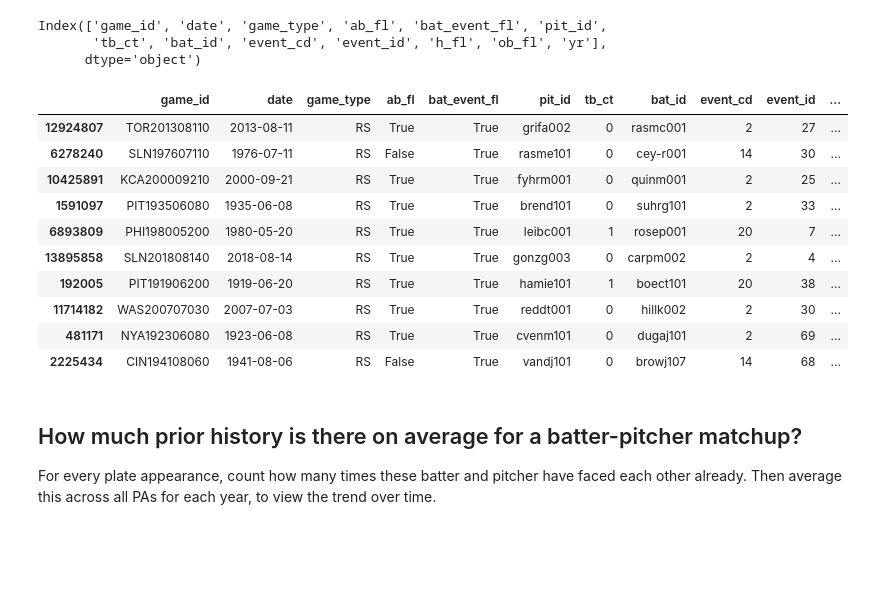
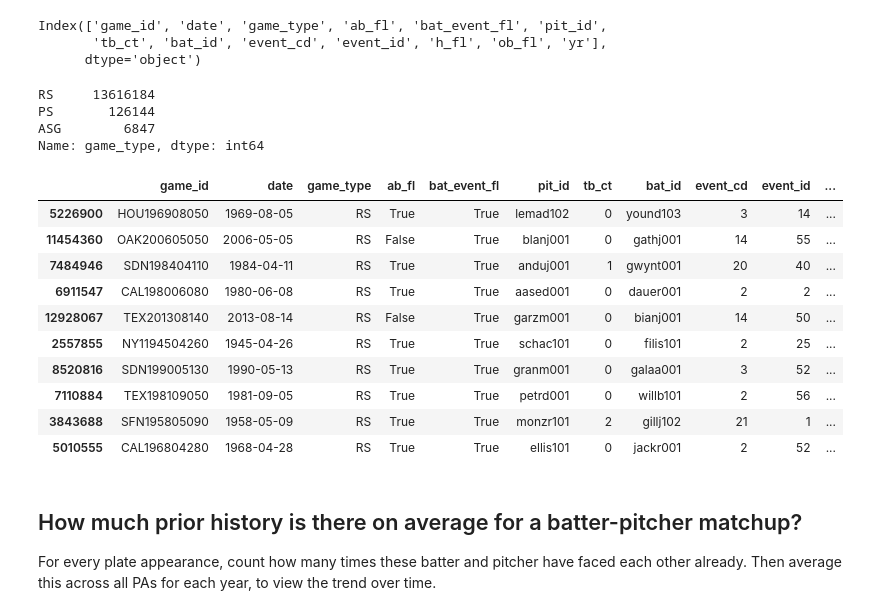
Before and after one commit to sdvinay/baseball_sql, a Jupyter notebook: pandas/batter_pitcher_familiarity_historical.ipynb, the cells around one changed output. Saved outputs shown, nothing was run; the diff lists cells and outputs as text; code cells hidden in the pictures; blank space fills up the shorter version.

```diff
--- a/pandas/batter_pitcher_familiarity_historical.ipynb
+++ b/pandas/batter_pitcher_familiarity_historical.ipynb
@@ -3,26 +4,37 @@ import boxball_loader as bbl
-# %%
-ev = bbl.load_event_data(1800, 3000, ['bat_id', 'pit_id', 'event_id'], True)
-ev.columns
-# %% [output]
-Index(['game_id', 'date', 'game_type', 'ab_fl', 'bat_event_fl', 'pit_id',
-       'tb_ct', 'bat_id', 'event_cd', 'event_id', 'h_fl', 'ob_fl', 'yr'],
-      dtype='object')
+# %%
+# Use all game types for the input data, to measure history between batters and pitchers
+# Narrow to RS/PS/whatever when looking at trends over time
+ev = bbl.load_event_data(1800, 3000, ['bat_id', 'pit_id', 'event_id'], True, game_types=bbl.GameType.ALL).sort_values(['bat_id', 'pit_id', 'date', 'event_id'])
+ev.columns
+# %% [output]
+Index(['game_id', 'date', 'game_type', 'ab_fl', 'bat_event_fl', 'pit_id',
+       'tb_ct', 'bat_id', 'event_cd', 'event_id', 'h_fl', 'ob_fl', 'yr'],
+      dtype='object')
+# %%
+ev['game_type'].value_counts()
+# %% [output]
+RS     13616184
+PS       126144
+ASG        6847
+Name: game_type, dtype: int64
 # %%
-ev['matchup_ct'] = ev.sort_values(['bat_id', 'pit_id', 'date', 'event_id']).groupby(['bat_id', 'pit_id']).cumcount()
-ev['first_matchup'] = (ev['matchup_ct']==0)
+ev['matchup_ct_career'] = ev.groupby(['bat_id', 'pit_id']).cumcount()
+ev['matchup_ct_season'] = ev.groupby(['bat_id', 'pit_id', 'yr']).cumcount()
+ev['matchup_ct_game'] = ev.groupby(['bat_id', 'pit_id', 'game_id']).cumcount()
+ev['first_matchup'] = (ev['matchup_ct_career']==0)
 ev.sample(10)
 # %% [output]
 |  | game_id | date | game_type | ab_fl | bat_event_fl | pit_id | tb_ct | bat_id | event_cd | event_id | ... |
-| 12924807 | TOR201308110 | 2013-08-11 | RS | True | True | grifa002 | 0 | rasmc001 | 2 | 27 | ... |
-| 6278240 | SLN197607110 | 1976-07-11 | RS | False | True | rasme101 | 0 | cey-r001 | 14 | 30 | ... |
-| 10425891 | KCA200009210 | 2000-09-21 | RS | True | True | fyhrm001 | 0 | quinm001 | 2 | 25 | ... |
-| 1591097 | PIT193506080 | 1935-06-08 | RS | True | True | brend101 | 0 | suhrg101 | 2 | 33 | ... |
-| 6893809 | PHI198005200 | 1980-05-20 | RS | True | True | leibc001 | 1 | rosep001 | 20 | 7 | ... |
-| 13895858 | SLN201808140 | 2018-08-14 | RS | True | True | gonzg003 | 0 | carpm002 | 2 | 4 | ... |
-| 192005 | PIT191906200 | 1919-06-20 | RS | True | True | hamie101 | 1 | boect101 | 20 | 38 | ... |
-| 11714182 | WAS200707030 | 2007-07-03 | RS | True | True | reddt001 | 0 | hillk002 | 2 | 30 | ... |
-| 481171 | NYA192306080 | 1923-06-08 | RS | True | True | cvenm101 | 0 | dugaj101 | 2 | 69 | ... |
-| 2225434 | CIN194108060 | 1941-08-06 | RS | False | True | vandj101 | 0 | browj107 | 14 | 68 | ... |
+| 5226900 | HOU196908050 | 1969-08-05 | RS | True | True | lemad102 | 0 | yound103 | 3 | 14 | ... |
+| 11454360 | OAK200605050 | 2006-05-05 | RS | False | True | blanj001 | 0 | gathj001 | 14 | 55 | ... |
+| 7484946 | SDN198404110 | 1984-04-11 | RS | True | True | anduj001 | 1 | gwynt001 | 20 | 40 | ... |
+| 6911547 | CAL198006080 | 1980-06-08 | RS | True | True | aased001 | 0 | dauer001 | 2 | 2 | ... |
+| 12928067 | TEX201308140 | 2013-08-14 | RS | False | True | garzm001 | 0 | bianj001 | 14 | 50 | ... |
+| 2557855 | NY1194504260 | 1945-04-26 | RS | True | True | schac101 | 0 | filis101 | 2 | 25 | ... |
+| 8520816 | SDN199005130 | 1990-05-13 | RS | True | True | granm001 | 0 | galaa001 | 3 | 52 | ... |
+| 7110884 | TEX198109050 | 1981-09-05 | RS | True | True | petrd001 | 0 | willb101 | 2 | 56 | ... |
+| 3843688 | SFN195805090 | 1958-05-09 | RS | True | True | monzr101 | 2 | gillj102 | 21 | 1 | ... |
+| 5010555 | CAL196804280 | 1968-04-28 | RS | True | True | ellis101 | 0 | jackr001 | 2 | 52 | ... |
 # %% [markdown]
 ## How much prior history is there on average for a batter-pitcher matchup?
 
```
Also changed, not shown: parts of 27 cells of this notebook.
